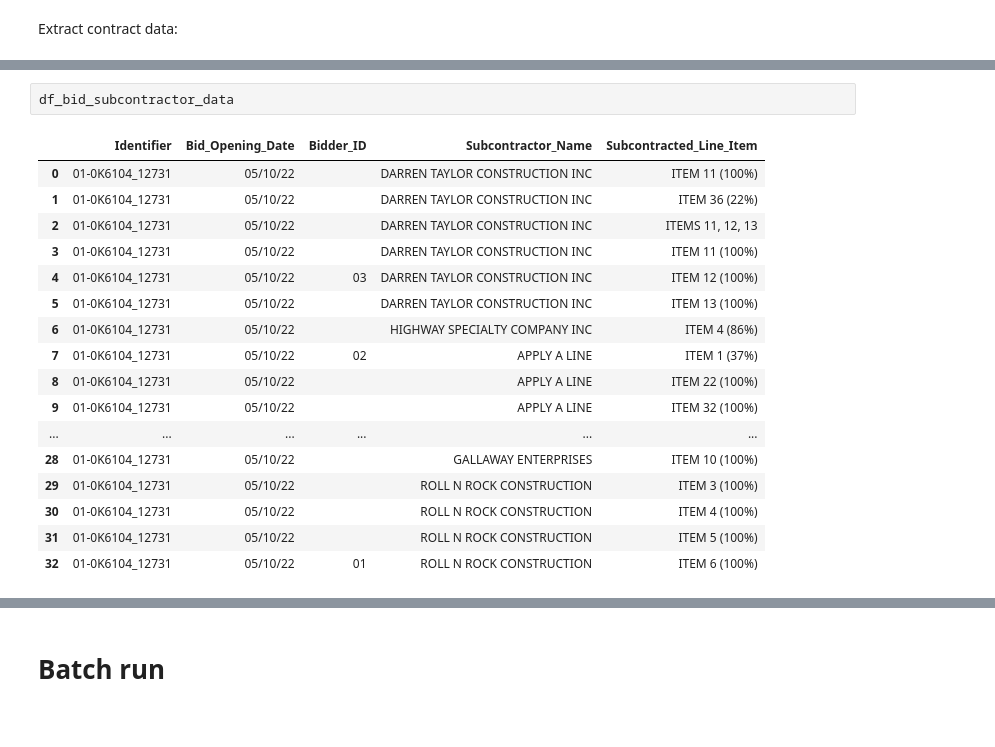
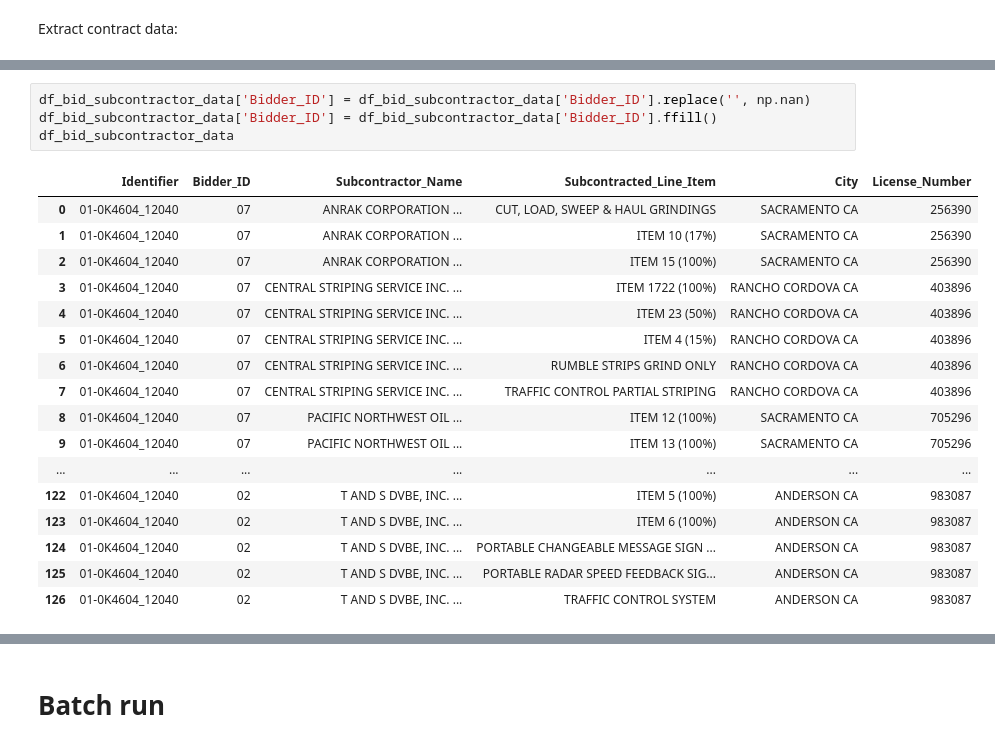
Before and after one commit to nesaboz/caltrans_data_extraction, a Jupyter notebook: main.ipynb, the cells around one changed output, grey strips where cells are left out. Cells and saved outputs as stored; diff of their text form.

```diff
--- a/main.ipynb
+++ b/main.ipynb
@@ -257,23 +280,25 @@ df_contract_bid_data
-# %%
-df_bid_subcontractor_data
-# %% [output]
-|  | Identifier | Bid_Opening_Date | Bidder_ID | Subcontractor_Name | Subcontracted_Line_Item |
-| 0 | 01-0K6104_12731 | 05/10/22 |  | DARREN TAYLOR CONSTRUCTION INC | ITEM 11 (100%) |
-| 1 | 01-0K6104_12731 | 05/10/22 |  | DARREN TAYLOR CONSTRUCTION INC | ITEM 36 (22%) |
-| 2 | 01-0K6104_12731 | 05/10/22 |  | DARREN TAYLOR CONSTRUCTION INC | ITEMS 11, 12, 13 |
-| 3 | 01-0K6104_12731 | 05/10/22 |  | DARREN TAYLOR CONSTRUCTION INC | ITEM 11 (100%) |
-| 4 | 01-0K6104_12731 | 05/10/22 | 03 | DARREN TAYLOR CONSTRUCTION INC | ITEM 12 (100%) |
-| 5 | 01-0K6104_12731 | 05/10/22 |  | DARREN TAYLOR CONSTRUCTION INC | ITEM 13 (100%) |
-| 6 | 01-0K6104_12731 | 05/10/22 |  | HIGHWAY SPECIALTY COMPANY INC | ITEM 4 (86%) |
-| 7 | 01-0K6104_12731 | 05/10/22 | 02 | APPLY A LINE | ITEM 1 (37%) |
-| 8 | 01-0K6104_12731 | 05/10/22 |  | APPLY A LINE | ITEM 22 (100%) |
-| 9 | 01-0K6104_12731 | 05/10/22 |  | APPLY A LINE | ITEM 32 (100%) |
-| ... | ... | ... | ... | ... | ... |
-| 28 | 01-0K6104_12731 | 05/10/22 |  | GALLAWAY ENTERPRISES | ITEM 10 (100%) |
-| 29 | 01-0K6104_12731 | 05/10/22 |  | ROLL N ROCK CONSTRUCTION | ITEM 3 (100%) |
-| 30 | 01-0K6104_12731 | 05/10/22 |  | ROLL N ROCK CONSTRUCTION | ITEM 4 (100%) |
-| 31 | 01-0K6104_12731 | 05/10/22 |  | ROLL N ROCK CONSTRUCTION | ITEM 5 (100%) |
-| 32 | 01-0K6104_12731 | 05/10/22 | 01 | ROLL N ROCK CONSTRUCTION | ITEM 6 (100%) |
+# %%
+df_bid_subcontractor_data['Bidder_ID'] = df_bid_subcontractor_data['Bidder_ID'].replace('', np.nan)
+df_bid_subcontractor_data['Bidder_ID'] = df_bid_subcontractor_data['Bidder_ID'].ffill()
+df_bid_subcontractor_data
+# %% [output]
+|  | Identifier | Bidder_ID | Subcontractor_Name | Subcontracted_Line_Item | City | License_Number |
+| 0 | 01-0K4604_12040 | 07 | ANRAK CORPORATION ... | CUT, LOAD, SWEEP & HAUL GRINDINGS | SACRAMENTO CA | 256390 |
+| 1 | 01-0K4604_12040 | 07 | ANRAK CORPORATION ... | ITEM 10 (17%) | SACRAMENTO CA | 256390 |
+| 2 | 01-0K4604_12040 | 07 | ANRAK CORPORATION ... | ITEM 15 (100%) | SACRAMENTO CA | 256390 |
+| 3 | 01-0K4604_12040 | 07 | CENTRAL STRIPING SERVICE INC. ... | ITEM 1722 (100%) | RANCHO CORDOVA CA | 403896 |
+| 4 | 01-0K4604_12040 | 07 | CENTRAL STRIPING SERVICE INC. ... | ITEM 23 (50%) | RANCHO CORDOVA CA | 403896 |
+| 5 | 01-0K4604_12040 | 07 | CENTRAL STRIPING SERVICE INC. ... | ITEM 4 (15%) | RANCHO CORDOVA CA | 403896 |
+| 6 | 01-0K4604_12040 | 07 | CENTRAL STRIPING SERVICE INC. ... | RUMBLE STRIPS GRIND ONLY | RANCHO CORDOVA CA | 403896 |
+| 7 | 01-0K4604_12040 | 07 | CENTRAL STRIPING SERVICE INC. ... | TRAFFIC CONTROL PARTIAL STRIPING | RANCHO CORDOVA CA | 403896 |
+| 8 | 01-0K4604_12040 | 07 | PACIFIC NORTHWEST OIL ... | ITEM 12 (100%) | SACRAMENTO CA | 705296 |
+| 9 | 01-0K4604_12040 | 07 | PACIFIC NORTHWEST OIL ... | ITEM 13 (100%) | SACRAMENTO CA | 705296 |
+| ... | ... | ... | ... | ... | ... | ... |
+| 122 | 01-0K4604_12040 | 02 | T AND S DVBE, INC. ... | ITEM 5 (100%) | ANDERSON CA | 983087 |
+| 123 | 01-0K4604_12040 | 02 | T AND S DVBE, INC. ... | ITEM 6 (100%) | ANDERSON CA | 983087 |
+| 124 | 01-0K4604_12040 | 02 | T AND S DVBE, INC. ... | PORTABLE CHANGEABLE MESSAGE SIGN ... | ANDERSON CA | 983087 |
+| 125 | 01-0K4604_12040 | 02 | T AND S DVBE, INC. ... | PORTABLE RADAR SPEED FEEDBACK SIG... | ANDERSON CA | 983087 |
+| 126 | 01-0K4604_12040 | 02 | T AND S DVBE, INC. ... | TRAFFIC CONTROL SYSTEM | ANDERSON CA | 983087 |
 # %%
 df_contract_line_item_data
 # %% [output]
```
Also changed, not shown: parts of 9 cells of this notebook.
